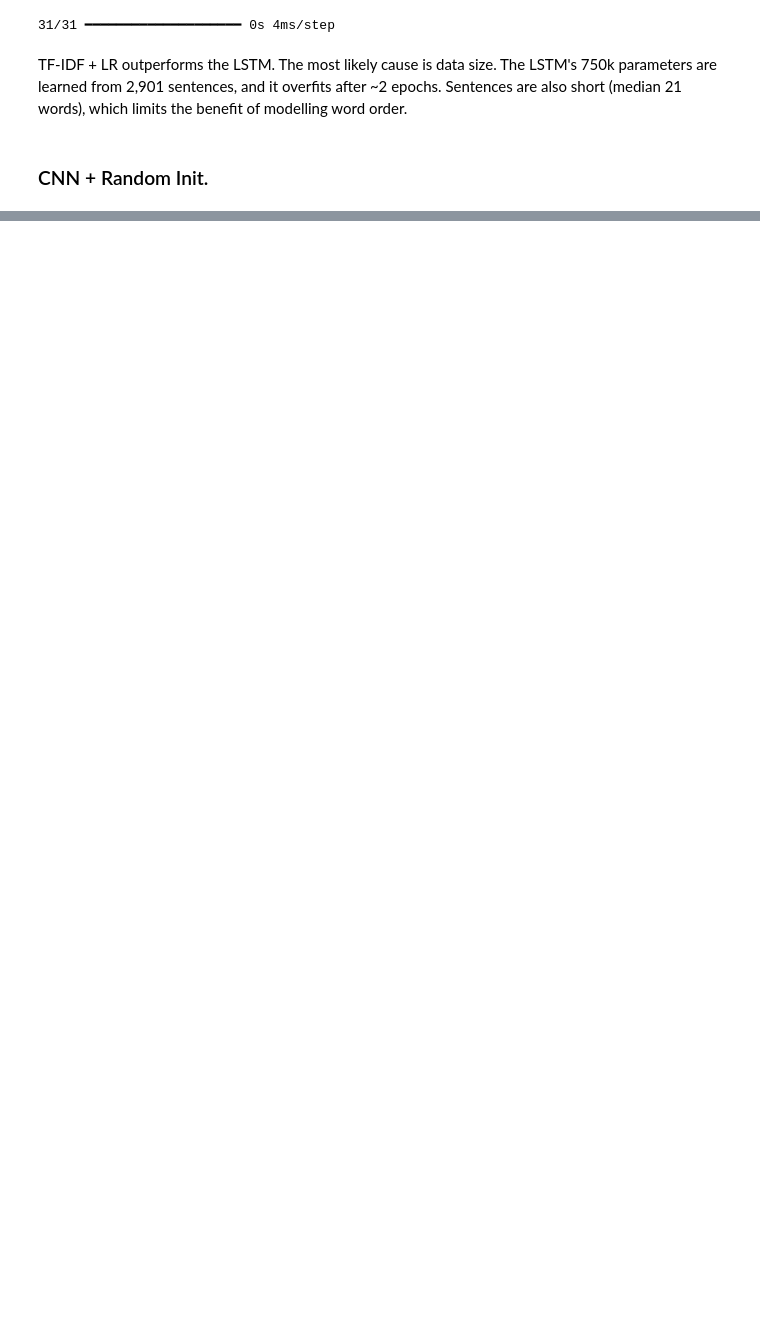
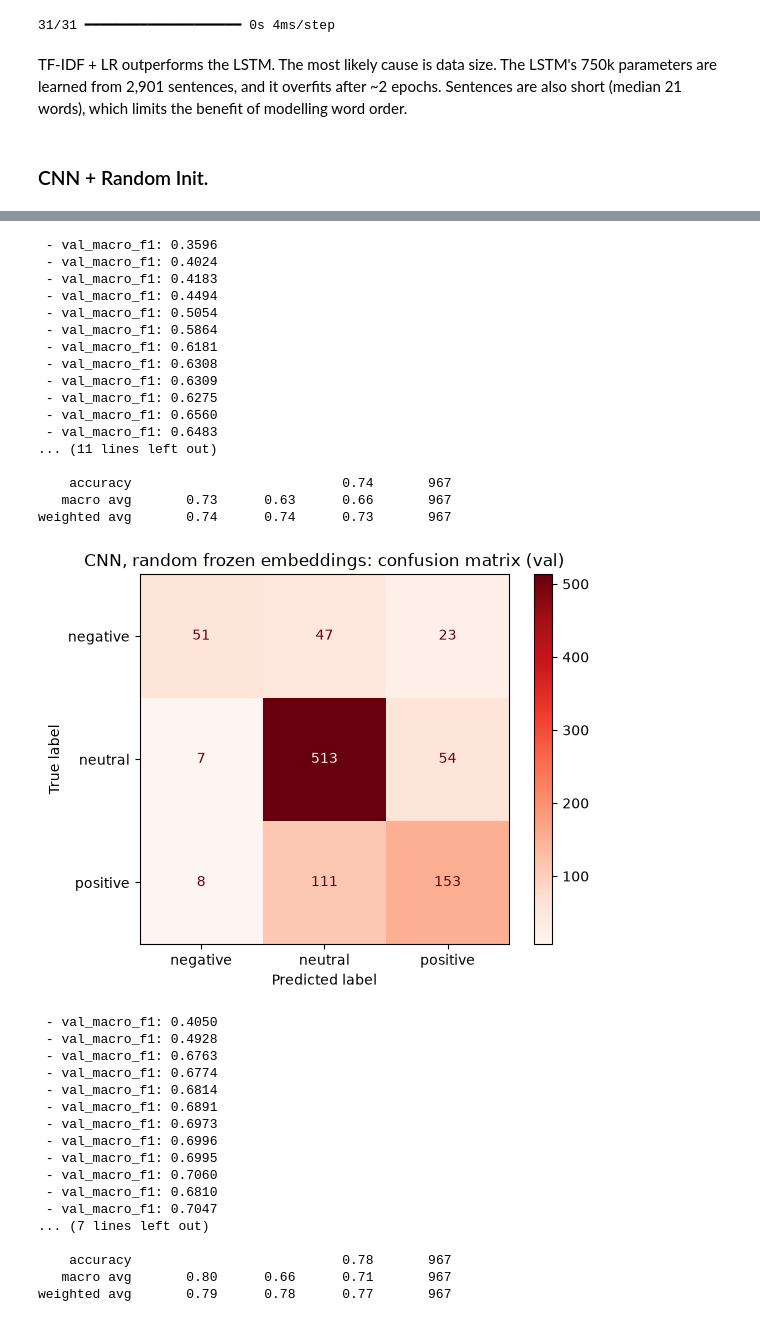
Before and after one commit to sinuhajii02/nlp-financial-phrasebank, a Jupyter notebook: notebook/01_baseline_reference.ipynb, the cells around one changed output, grey strips where cells are left out. Saved outputs shown, nothing was run; the diff lists cells and outputs as text; code cells hidden in the pictures; blank space fills up the shorter version.

Commit message:
add baseline cnn + random init

```diff
--- a/notebook/01_baseline_reference.ipynb
+++ b/notebook/01_baseline_reference.ipynb
@@ -271,4 +267,0 @@ model.save("../models/baseline_lstm.keras")
-# %%
-for obj, name in [(tok, "baseline_lstm_tokenizer"), (vec, "baseline_tfidf_vectorizer"), (clf, "baseline_logreg")]:
-    with open(f"../models/{name}.pkl", "wb") as f:
-        pickle.dump(obj, f)
@@ -274,0 +273,12 @@ for obj, name in [(tok, "baseline_lstm_tokenizer"), (vec, "baseline_tfidf_vector
+# %%
+import os
+os.environ["HF_HOME"] = os.path.abspath("../.cache/huggingface")
+os.environ["HF_HUB_CACHE"] = os.path.abspath("../.cache/huggingface/hub")
+from utils.finbert_cnn import BASELINE_SEED, load_finbert_inputs, load_hard_selection, train_baseline
+from utils.random_control import score_predictions, to_metrics_rows, update_metrics_csv
+
+X_train_wp, X_val_wp, finbert_matrix = load_finbert_inputs(train, val)   # word-piece ids, not the LSTM's X_train
+rng = np.random.default_rng(BASELINE_SEED)
+random_matrix = rng.normal(0, finbert_matrix.std(), finbert_matrix.shape).astype("float32")
+_, val_hard_idx = load_hard_selection(20)   # the same 97 hard val sentences as every other row
+print(X_train_wp.shape, random_matrix.shape, f"val hard: {len(val_hard_idx)}")
@@ -274,0 +303,48 @@ for obj, name in [(tok, "baseline_lstm_tokenizer"), (vec, "baseline_tfidf_vector
+# %%
+cnn_probs = {}
+for trainable, name in [(False, "random_frozen"), (True, "random_finetuned")]:
+    keras.utils.set_random_seed(BASELINE_SEED)
+    cnn = train_baseline(random_matrix, X_train_wp, y_train, X_val_wp, y_val, trainable=trainable, verbose=0)
+    cnn_probs[name] = cnn.predict(X_val_wp, batch_size=32, verbose=0)
+    pred_cnn = cnn_probs[name].argmax(axis=1)
+    print(name, "| accuracy:", accuracy_score(y_val, pred_cnn), "| macro F1:", f1_score(y_val, pred_cnn, average="macro"))
+    print(classification_report(y_val, pred_cnn, target_names=LABELS))
+    disp = ConfusionMatrixDisplay.from_predictions(y_val, pred_cnn, display_labels=LABELS, cmap="Reds")
+    disp.ax_.set_title(f"CNN, {name.replace('_', ' ')} embeddings: confusion matrix (val)")
+    plt.show()
+# %% [output]
+ - val_macro_f1: 0.3596
+ - val_macro_f1: 0.4024
+ - val_macro_f1: 0.4183
+ - val_macro_f1: 0.4494
+ - val_macro_f1: 0.5054
+ - val_macro_f1: 0.5864
+ - val_macro_f1: 0.6181
+ - val_macro_f1: 0.6308
+ - val_macro_f1: 0.6309
+ - val_macro_f1: 0.6275
+ - val_macro_f1: 0.6560
+ - val_macro_f1: 0.6483
+... (11 lines left out)
+
+    accuracy                           0.74       967
+   macro avg       0.73      0.63      0.66       967
+weighted avg       0.74      0.74      0.73       967
+[figure, added]
+ - val_macro_f1: 0.4050
+ - val_macro_f1: 0.4928
+ - val_macro_f1: 0.6763
+ - val_macro_f1: 0.6774
+ - val_macro_f1: 0.6814
+ - val_macro_f1: 0.6891
+ - val_macro_f1: 0.6973
+ - val_macro_f1: 0.6996
+ - val_macro_f1: 0.6995
+ - val_macro_f1: 0.7060
+ - val_macro_f1: 0.6810
+ - val_macro_f1: 0.7047
+... (7 lines left out)
+
+    accuracy                           0.78       967
+   macro avg       0.80      0.66      0.71       967
+weighted avg       0.79      0.78      0.77       967
```
Also changed, not shown: parts of 10 cells of this notebook, 4 other files.
